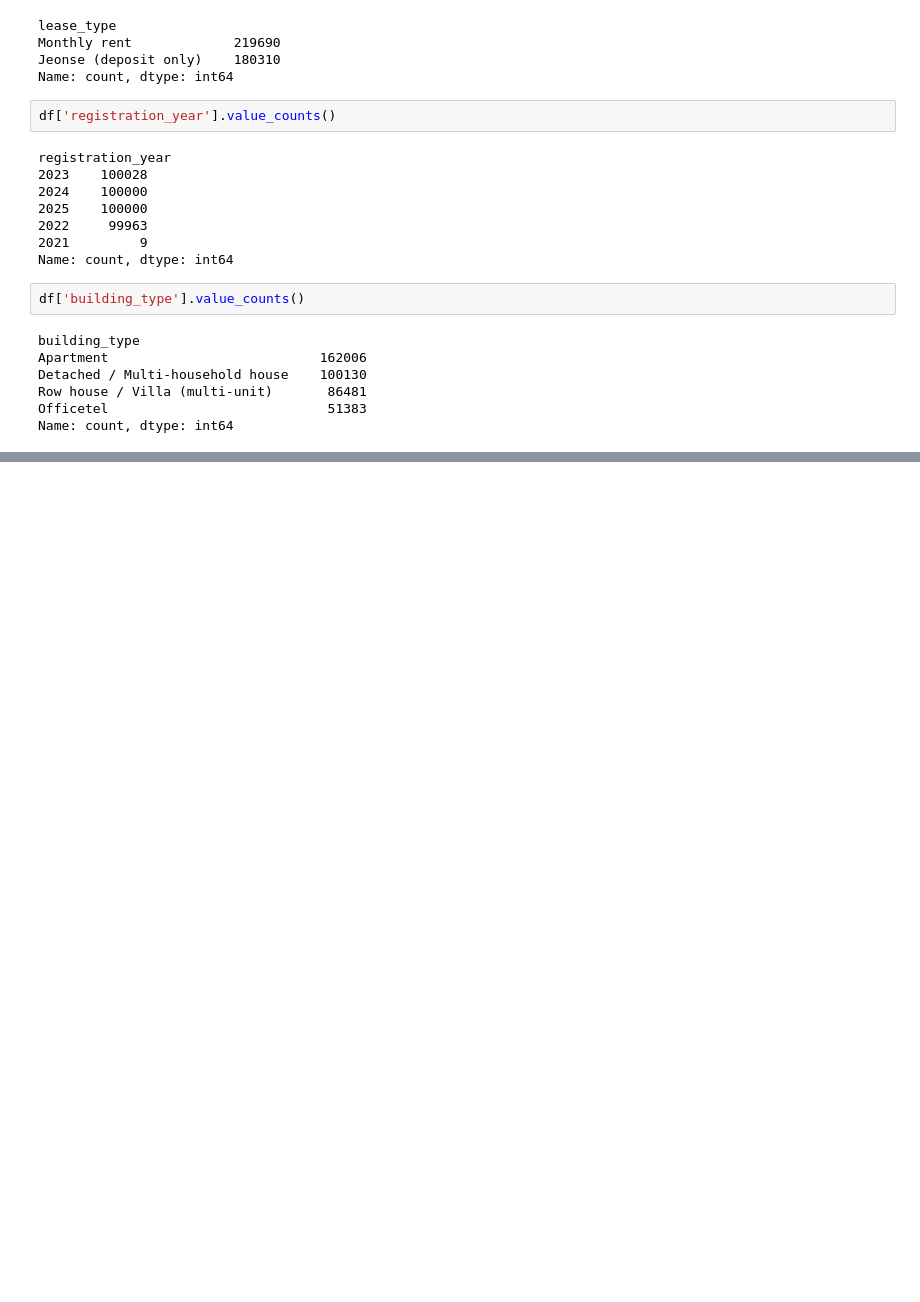
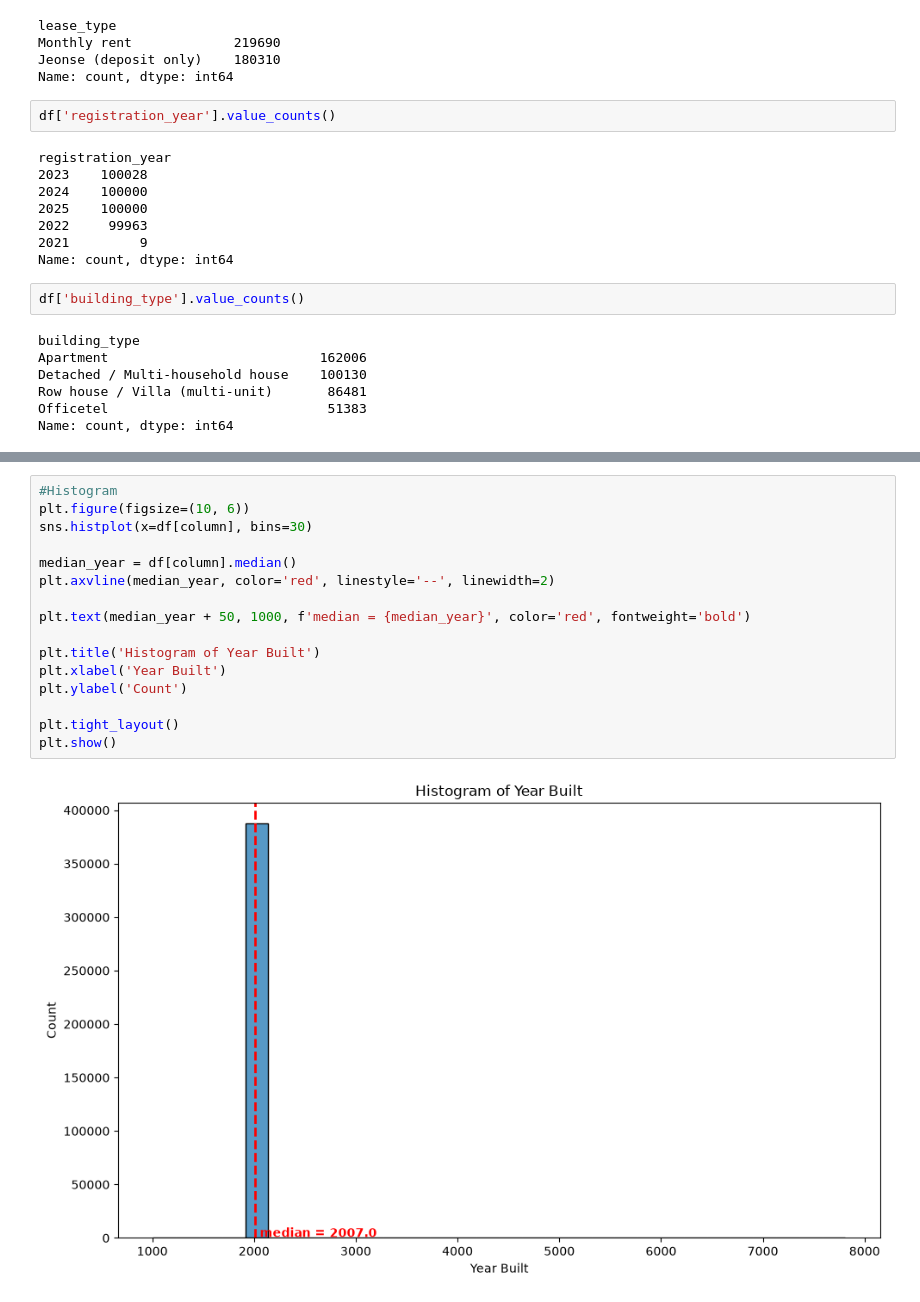
Before and after one commit to moliiner/rent_analysis_seoul, a Jupyter notebook: Notebook.ipynb, the cells around one changed output, grey strips where cells are left out. Cells and saved outputs as stored; diff of their text form; blank space fills up the shorter version.

```diff
--- a/Notebook.ipynb
+++ b/Notebook.ipynb
@@ -171,0 +428,18 @@ Name: count, dtype: int64
+# %%
+#Histogram
+plt.figure(figsize=(10, 6))
+sns.histplot(x=df[column], bins=30)
+
+median_year = df[column].median()
+plt.axvline(median_year, color='red', linestyle='--', linewidth=2)
+
+plt.text(median_year + 50, 1000, f'median = {median_year}', color='red', fontweight='bold')
+
+plt.title('Histogram of Year Built')
+plt.xlabel('Year Built')
+plt.ylabel('Count')
+
+plt.tight_layout()
+plt.show()
+# %% [output]
+[figure, added]
```
Also changed, not shown: parts of 37 cells of this notebook.
